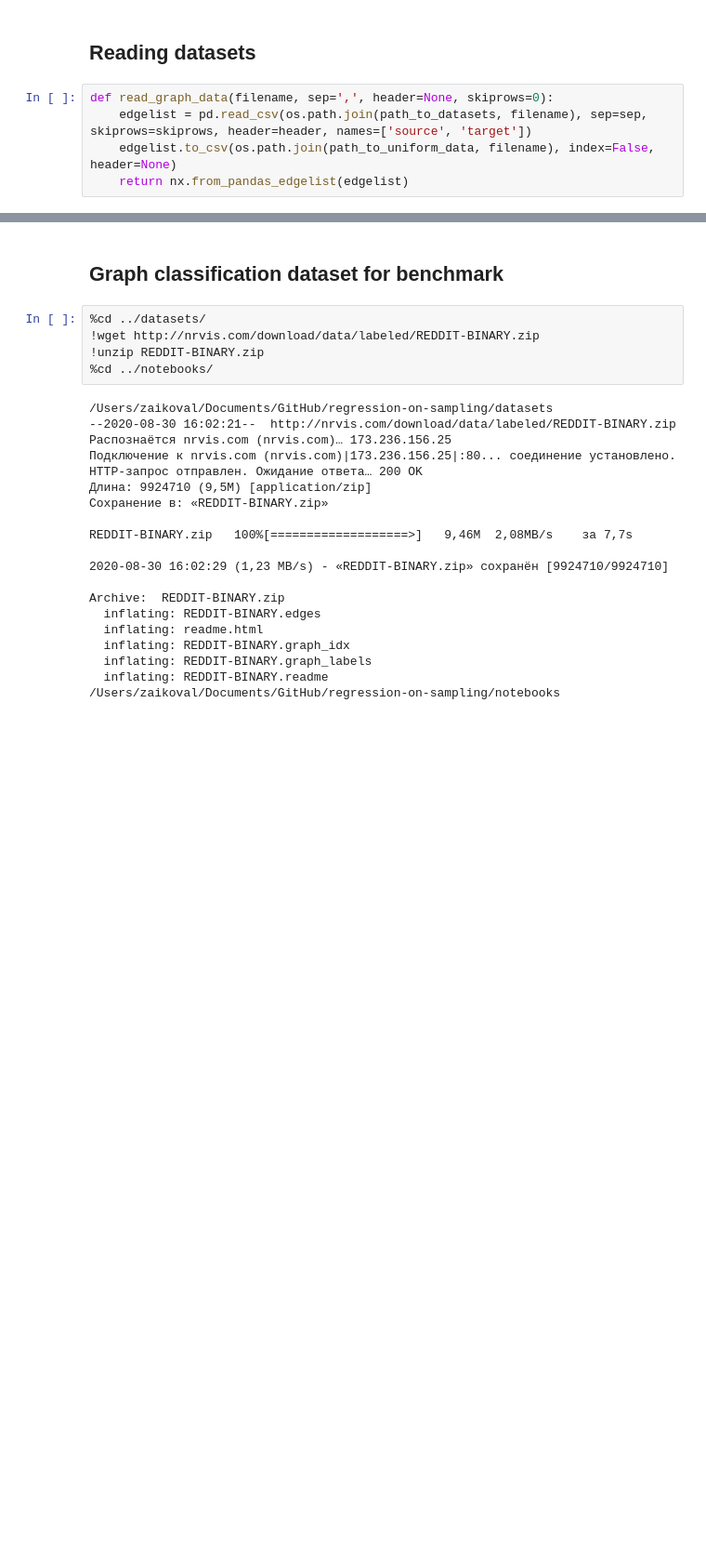
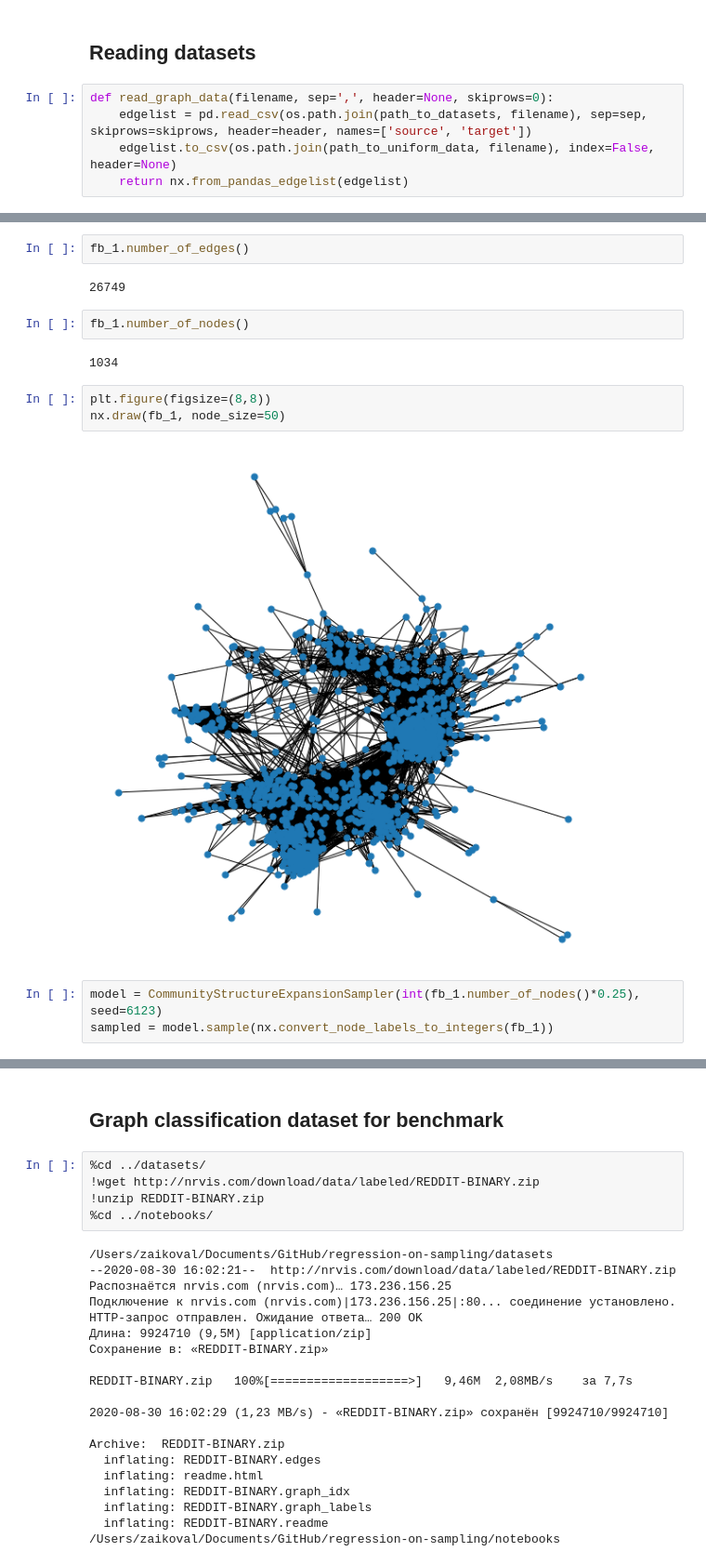
Before and after one commit to zaikoval/regression-on-sampling, a Jupyter notebook: notebooks/regression-on-sampling-experiment.ipynb, the cells around one changed output, grey strips where cells are left out. Shown: that part at 93% size. Cells and saved outputs as stored; diff of their text form; blank space fills up the shorter version.

```diff
--- a/notebooks/regression-on-sampling-experiment.ipynb
+++ b/notebooks/regression-on-sampling-experiment.ipynb
@@ -78,0 +84,16 @@ cit_DBLP = read_graph_data('cit-DBLP.edges', sep=' ', skiprows=2)
+# %%
+fb_1.number_of_edges()
+# %% [output]
+26749
+# %%
+fb_1.number_of_nodes()
+# %% [output]
+1034
+# %%
+plt.figure(figsize=(8,8))
+nx.draw(fb_1, node_size=50)
+# %% [output]
+[figure, added]
+# %%
+model = CommunityStructureExpansionSampler(int(fb_1.number_of_nodes()*0.25), seed=6123)
+sampled = model.sample(nx.convert_node_labels_to_integers(fb_1))
```
Also changed, not shown: parts of 49 cells of this notebook, 4 other files.
